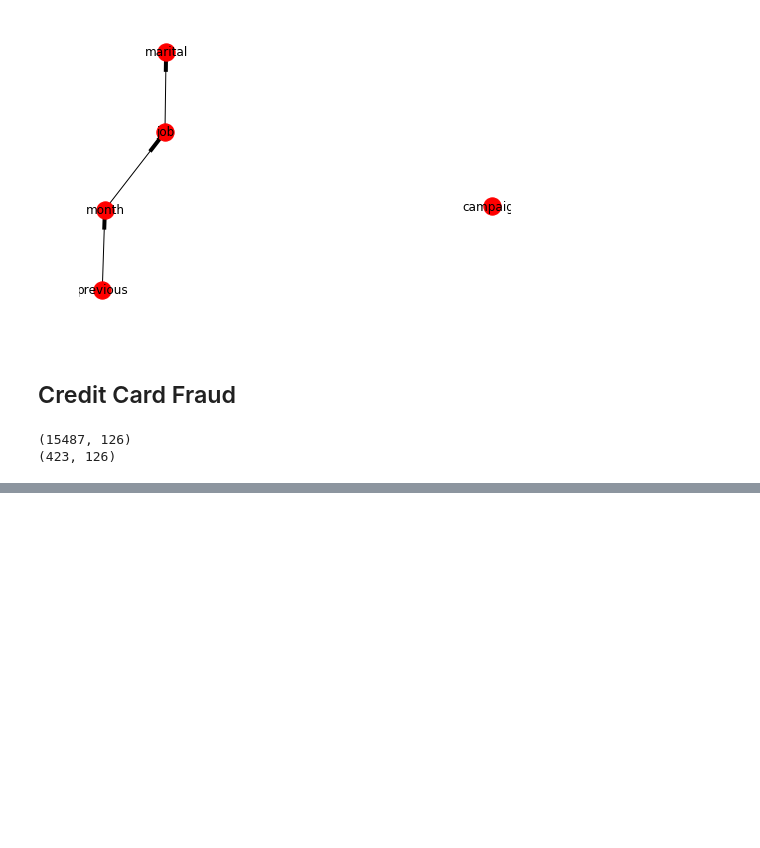
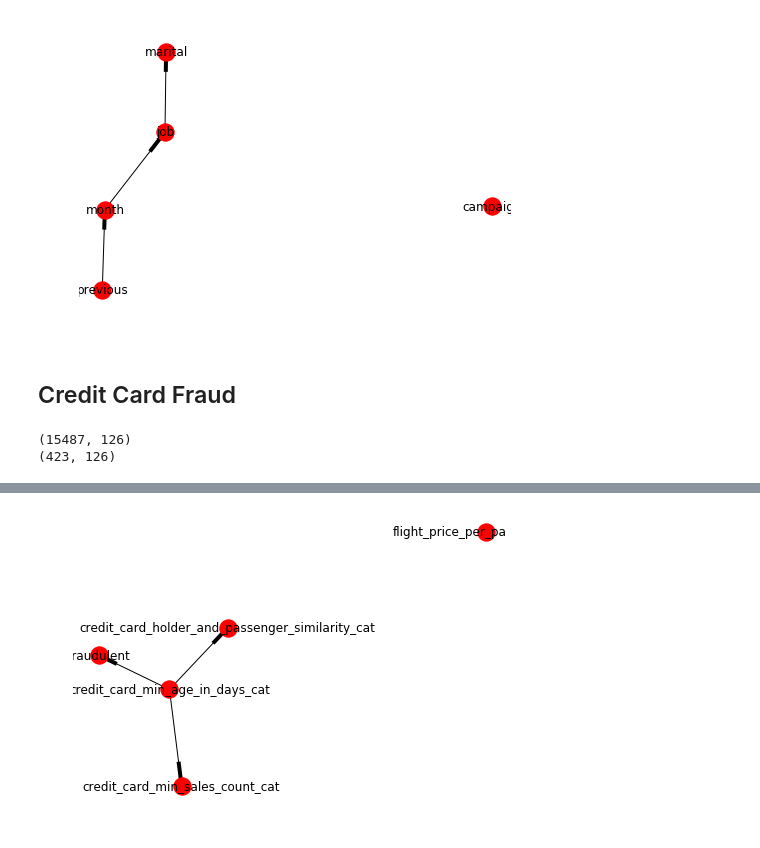
Before and after one commit to dsakuma/MAC6916, a Jupyter notebook: notebooks/project.ipynb, the cells around one changed output, grey strips where cells are left out. Drawn from its saved outputs; the diff is of its cells as text; code cells hidden in the pictures; blank space fills up the shorter version.

Commit message:
Add first graph

```diff
--- a/notebooks/project.ipynb
+++ b/notebooks/project.ipynb
@@ -68,0 +61,6 @@ df.head()
+# %%
+df['credit_card_min_age_in_days_cat'] = pd.cut(df['credit_card_min_age_in_days'], bins=10, include_lowest=True)
+# %%
+df['flight_price_per_passenger_cat'] = pd.cut(df['flight_price_per_passenger'], bins=10, include_lowest=True)
+# %%
+df['credit_card_min_sales_count_cat'] =  pd.cut(df['credit_card_min_sales_count'], bins=10, include_lowest=True)
@@ -69,13 +82,23 @@ df.head()
 # %%
 #filter features
+# data = df[[
+#     'credit_card_holder_and_passenger_similarity',
+#     'credit_card_min_age_in_days',
+#     'flight_price_per_passenger',
+#     'credit_card_min_sales_count',
+#     'credit_card_max_sales_count_24h',
+#     'flight_hours_to_departure',
+#     'credit_card_holder_diff',
+#     'credit_card_last_names_association_count',
+#     'fraudulent'
+# ]]
+
+
+#filter features
 data = df[[
-    'credit_card_holder_and_passenger_similarity',
-    'credit_card_min_age_in_days',
-    'flight_price_per_passenger',
-    'credit_card_min_sales_count',
-    'credit_card_max_sales_count_24h',
-    'flight_hours_to_departure',
-    'credit_card_holder_diff',
-    'credit_card_last_names_association_count',
+    'credit_card_holder_and_passenger_similarity_cat',
+    'credit_card_min_age_in_days_cat',
+    'flight_price_per_passenger_cat',
+    'credit_card_min_sales_count_cat',
     'fraudulent'
 ]]
@@ -102,0 +111,5 @@ print(best_model.edges())
+# %%
+nx.draw(best_model, with_labels=True, pos=graphviz_layout(best_model))
+plt.show()
+# %% [output]
+[figure, added]
```
Also changed, not shown: parts of 11 cells of this notebook, 1 other file.
